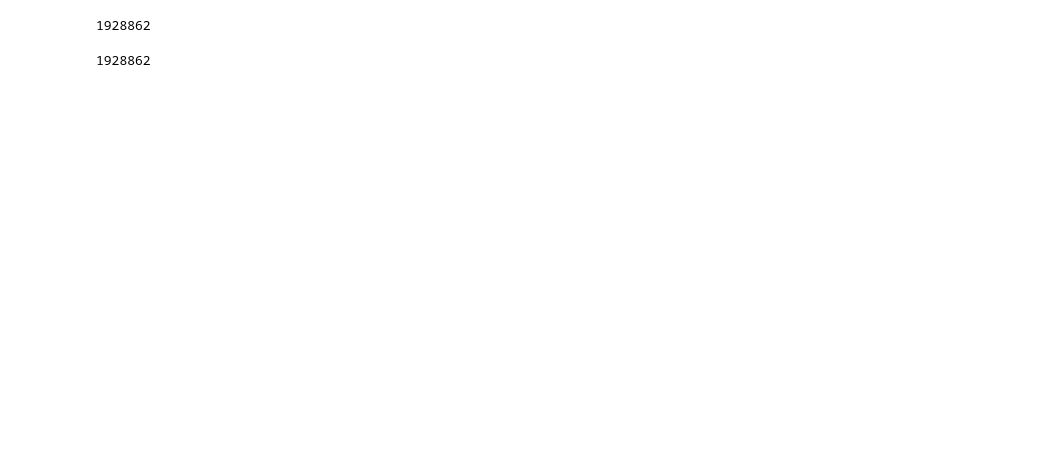
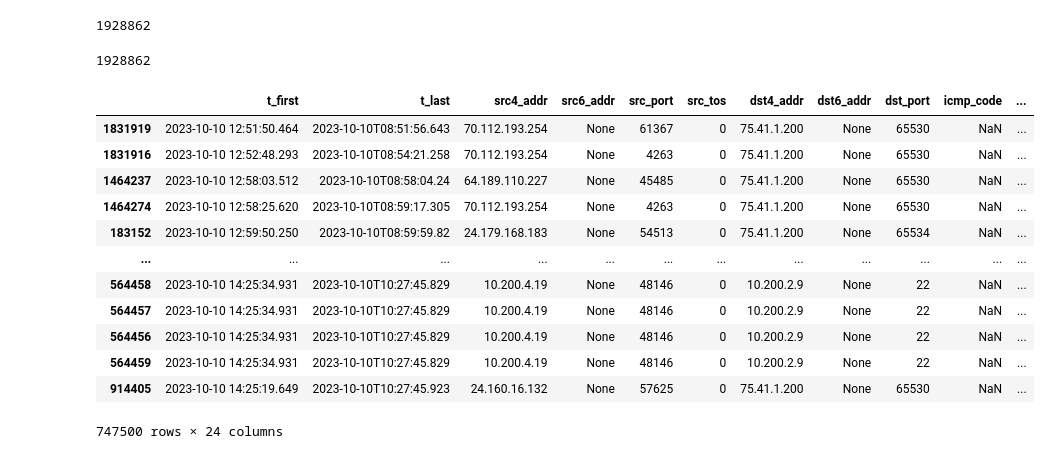
Before and after one commit to vmoody373/HONESTCapstone, a Jupyter notebook: labeling_attack_data.ipynb, the cells around one changed output. Drawn from its saved outputs; the diff is of its cells as text; code cells hidden in the pictures; blank space fills up the shorter version.

```diff
--- a/labeling_attack_data.ipynb
+++ b/labeling_attack_data.ipynb
@@ -153,0 +160,16 @@ len(attack2)
+# %%
+attack2[attack2['label']==1].sort_values(by='t_last')#, ascending=False)
+# %% [output]
+|  | t_first | t_last | src4_addr | src6_addr | src_port | src_tos | dst4_addr | dst6_addr | dst_port | icmp_code | ... |
+| 1831919 | 2023-10-10 12:51:50.464 | 2023-10-10T08:51:56.643 | 70.112.193.254 | None | 61367 | 0 | 75.41.1.200 | None | 65530 | NaN | ... |
+| 1831916 | 2023-10-10 12:52:48.293 | 2023-10-10T08:54:21.258 | 70.112.193.254 | None | 4263 | 0 | 75.41.1.200 | None | 65530 | NaN | ... |
+| 1464237 | 2023-10-10 12:58:03.512 | 2023-10-10T08:58:04.24 | 64.189.110.227 | None | 45485 | 0 | 75.41.1.200 | None | 65530 | NaN | ... |
+| 1464274 | 2023-10-10 12:58:25.620 | 2023-10-10T08:59:17.305 | 70.112.193.254 | None | 4263 | 0 | 75.41.1.200 | None | 65530 | NaN | ... |
+| 183152 | 2023-10-10 12:59:50.250 | 2023-10-10T08:59:59.82 | 24.179.168.183 | None | 54513 | 0 | 75.41.1.200 | None | 65534 | NaN | ... |
+| ... | ... | ... | ... | ... | ... | ... | ... | ... | ... | ... | ... |
+| 564458 | 2023-10-10 14:25:34.931 | 2023-10-10T10:27:45.829 | 10.200.4.19 | None | 48146 | 0 | 10.200.2.9 | None | 22 | NaN | ... |
+| 564457 | 2023-10-10 14:25:34.931 | 2023-10-10T10:27:45.829 | 10.200.4.19 | None | 48146 | 0 | 10.200.2.9 | None | 22 | NaN | ... |
+| 564456 | 2023-10-10 14:25:34.931 | 2023-10-10T10:27:45.829 | 10.200.4.19 | None | 48146 | 0 | 10.200.2.9 | None | 22 | NaN | ... |
+| 564459 | 2023-10-10 14:25:34.931 | 2023-10-10T10:27:45.829 | 10.200.4.19 | None | 48146 | 0 | 10.200.2.9 | None | 22 | NaN | ... |
+| 914405 | 2023-10-10 14:25:19.649 | 2023-10-10T10:27:45.923 | 24.160.16.132 | None | 57625 | 0 | 75.41.1.200 | None | 65530 | NaN | ... |
+747500 rows × 24 columns
```
Also changed, not shown: parts of 6 cells of this notebook.
